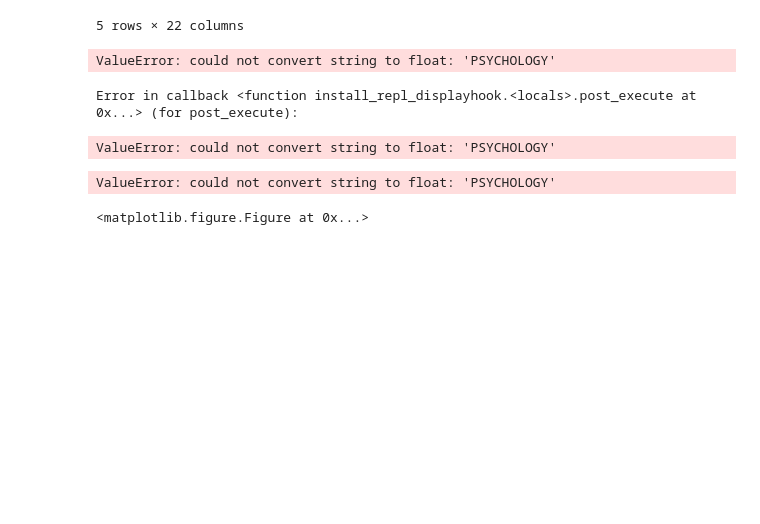
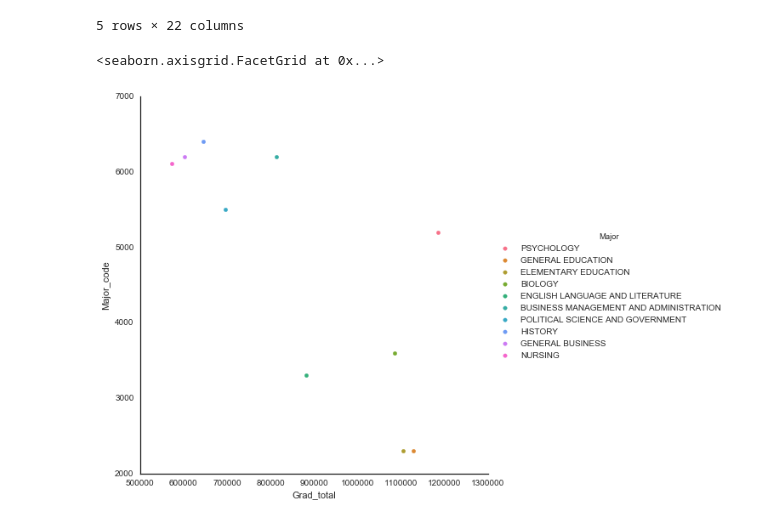
Before and after one commit to harishkrao/matplotlib, a Jupyter notebook: Seaborn visualization on grad-students data from FiveThirtyEight.ipynb, the cells around one changed output. Saved outputs shown, nothing was run; the diff lists cells and outputs as text; code cells hidden in the pictures; blank space fills up the shorter version.

```diff
--- a/Seaborn visualization on grad-students data from FiveThirtyEight.ipynb
+++ b/Seaborn visualization on grad-students data from FiveThirtyEight.ipynb
@@ -24,11 +24,8 @@ sorted_desc_grad_total.head()
 5 rows × 22 columns
 # %%
 sns.FacetGrid(sorted_desc_grad_total.head(n=10),hue="Major",size=7)\
-.map(plt.scatter,"Grad_total","Major")\
+.map(plt.scatter,"Grad_total","Major_code")\
 .add_legend()
 # %% [output]
-ValueError: could not convert string to float: 'PSYCHOLOGY'
+<seaborn.axisgrid.FacetGrid at 0x...>
-Error in callback <function install_repl_displayhook.<locals>.post_execute at 0x...> (for post_execute):
-ValueError: could not convert string to float: 'PSYCHOLOGY'
-ValueError: could not convert string to float: 'PSYCHOLOGY'
-<matplotlib.figure.Figure at 0x...>
+[figure, added]
```
